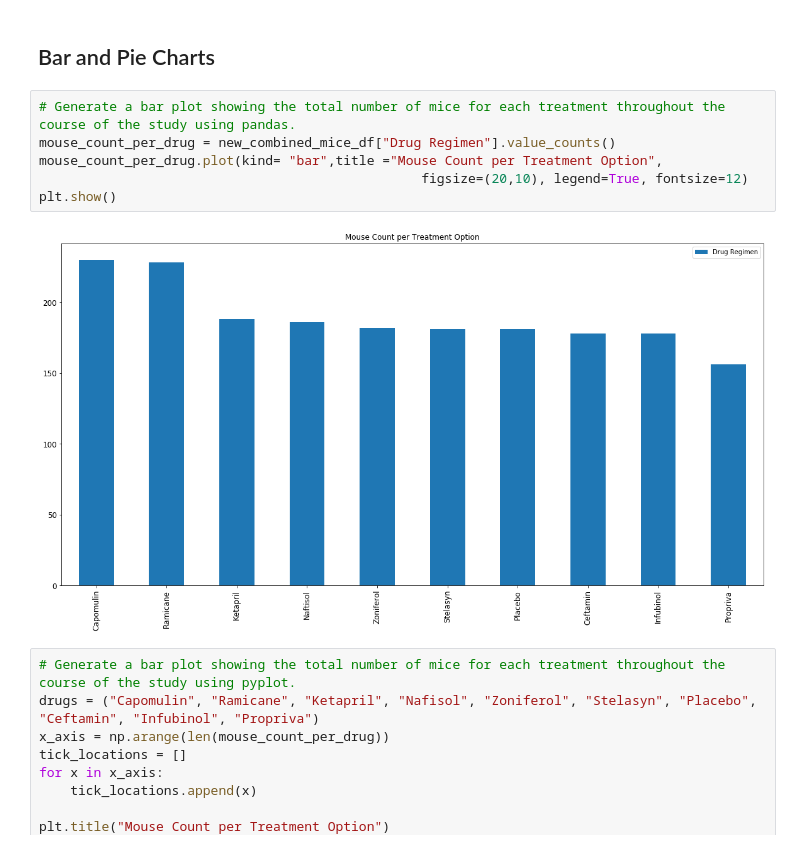
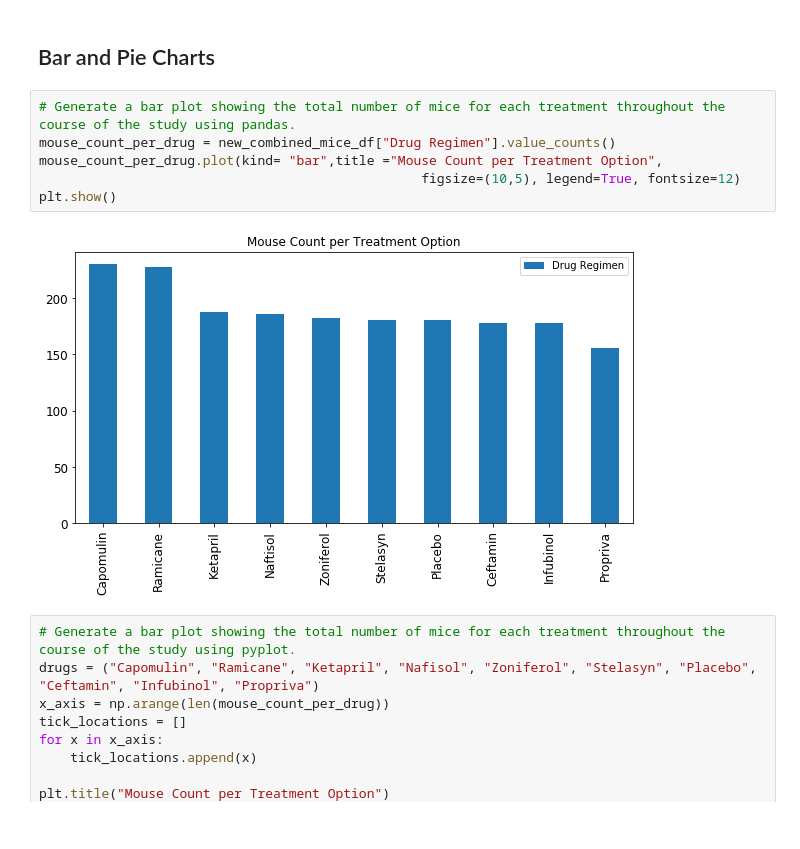
Before and after one commit to kvereda/Matplotlib-challenge, a Jupyter notebook: pymaceuticals_starter.ipynb, the cells around one changed output. Cells and saved outputs as stored; diff of their text form.

```diff
--- a/pymaceuticals_starter.ipynb
+++ b/pymaceuticals_starter.ipynb
@@ -243,11 +247,11 @@ Drug_Regimen_Stats
 # %%
 # Generate a bar plot showing the total number of mice for each treatment throughout the course of the study using pandas.
 mouse_count_per_drug = new_combined_mice_df["Drug Regimen"].value_counts()
 mouse_count_per_drug.plot(kind= "bar",title ="Mouse Count per Treatment Option",
-                                                 figsize=(20,10), legend=True, fontsize=12)
+                                                 figsize=(10,5), legend=True, fontsize=12)
 plt.show()
 # %% [output]
-[figure, old version]
+[figure, new version]
 # %%
 # Generate a bar plot showing the total number of mice for each treatment throughout the course of the study using pyplot.
 drugs = ("Capomulin", "Ramicane", "Ketapril", "Nafisol", "Zoniferol", "Stelasyn", "Placebo", "Ceftamin", "Infubinol", "Propriva")
```
Also changed, not shown: parts of 3 cells of this notebook.
